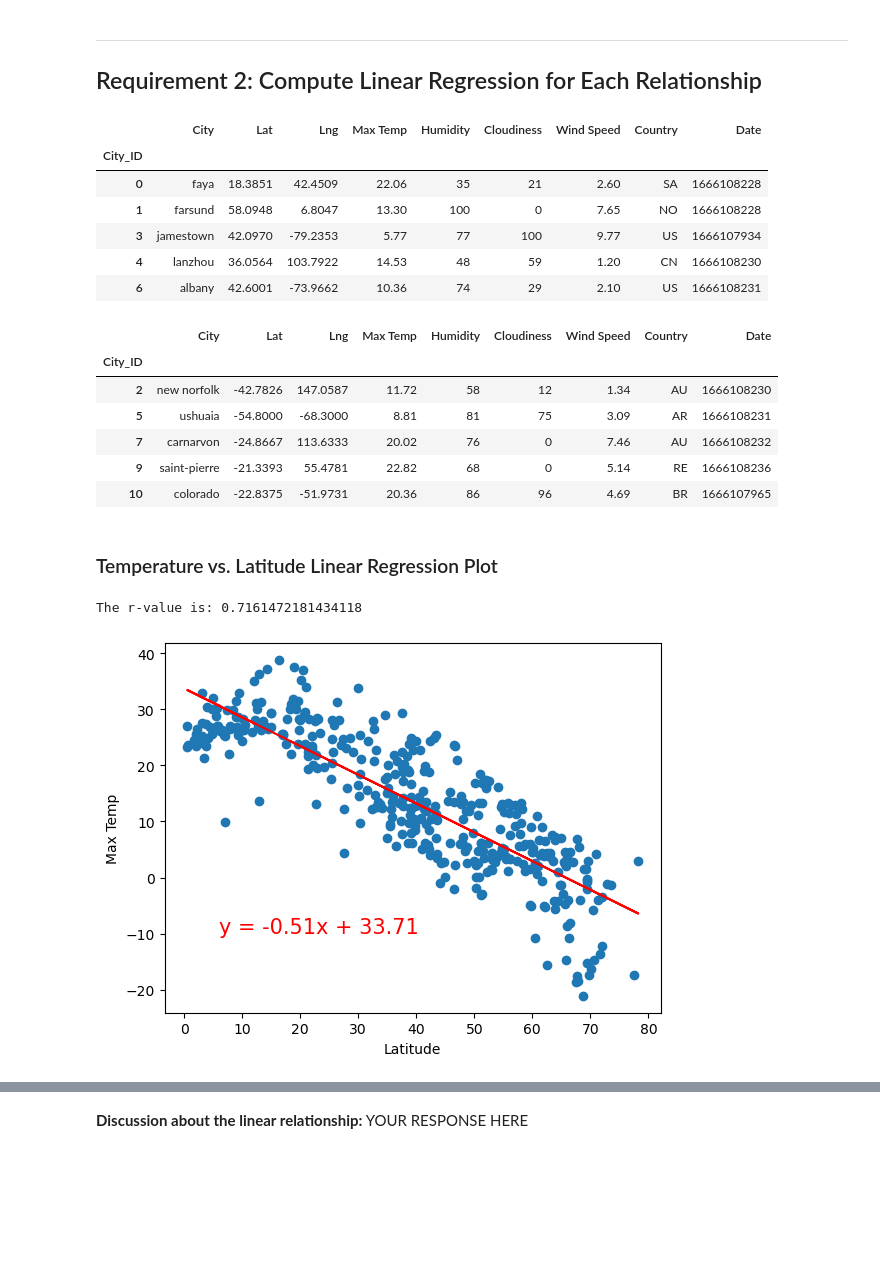
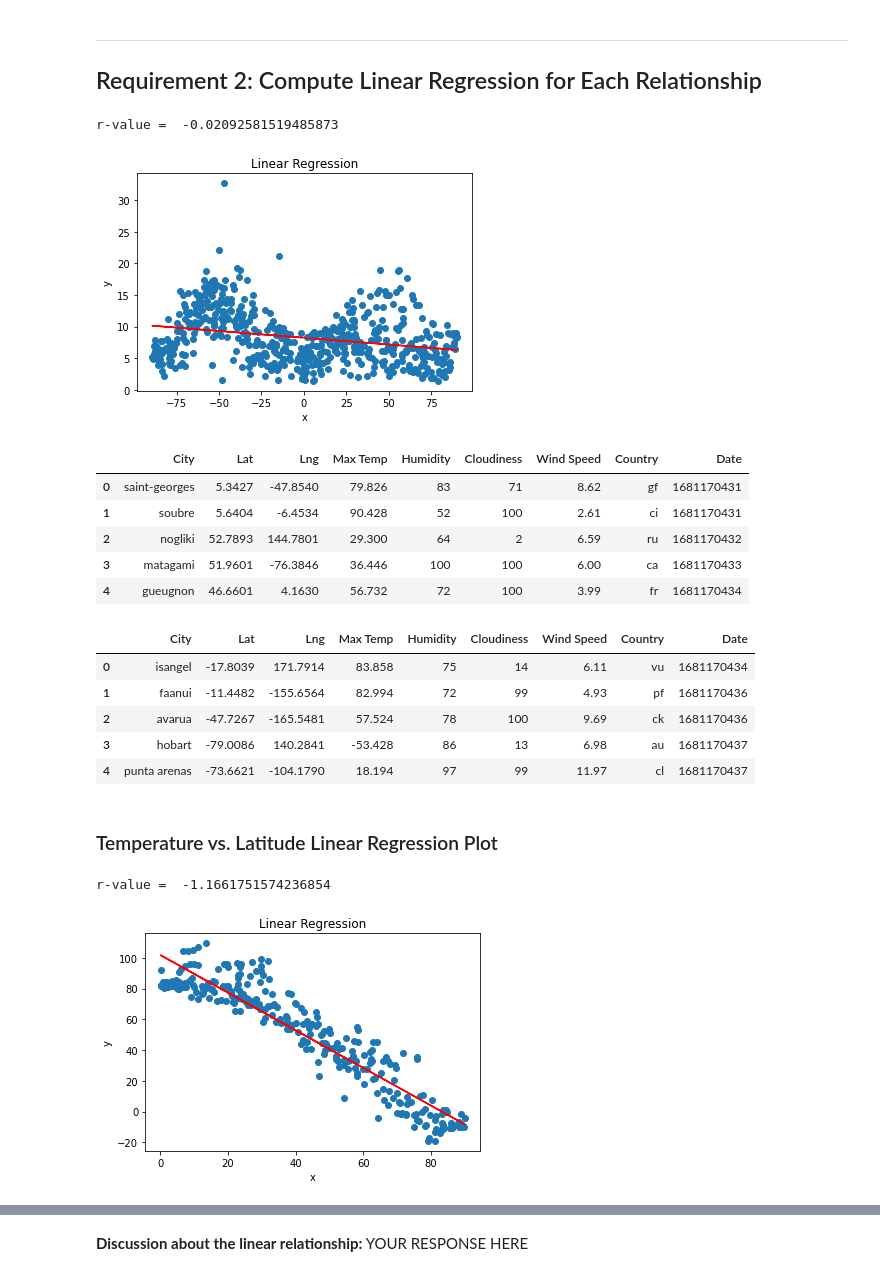
Before and after one commit to gmitt98/python-api-challenge, a Jupyter notebook: WeatherPy/WeatherPy.ipynb, the cells around one changed output, grey strips where cells are left out. Cells and saved outputs as stored; diff of their text form; code cells hidden in the pictures; blank space fills up the shorter version.

```diff
--- a/WeatherPy/WeatherPy.ipynb
+++ b/WeatherPy/WeatherPy.ipynb
@@ -76,7 +75,7 @@ record_count = 1
 set_count = 1
 
 # Loop through all the cities in our list to fetch weather data
-for i, city in enumerate(shortcities):
+for i, city in enumerate(cities):
 
     # Group cities in sets of 50 for logging purposes
     if (i % 50 == 0 and i >= 50):
@@ -84,11 +83,11 @@ for i, city in enumerate(shortcities):
         record_count = 0
 
     # Create endpoint URL with each city
-    print(lats[i], lngs[i])
+    #print(lats[i], lngs[i])
     mylats = lats[i]
     mylngs = lngs[i]
     city_url = url.format(lat = mylats, lon = mylngs, part = "hourly, daily", API_key = weather_api_key)
-    print(city_url)
+    #print(city_url)
 
     # Log the url, record, and set numbers
     print("Processing Record %s of Set %s | %s" % (record_count, set_count, city))
@@ -103,7 +102,7 @@ for i, city in enumerate(shortcities):
         data = response.json()
         #print(data)
         city_weather = data["current"]["weather"][0]["main"] # The [0] here is because it seems like weather was a string? I call the first index of the string then can access the rest as a dict
-        print(city_weather)
+        #print(city_weather)
         # Parse out latitude, longitude, max temp, humidity, cloudiness, wind speed, country, and date
         city_lat = data["lat"]
         #print(city_lat)
@@ -423,38 +290,72 @@ plt.show()
+# %%
+# Define a function to create Linear Regression plots
+# YOUR CODE HERE
+import math # this is a standard library and I need it for the square root functions
+
+def linear_regression(x, y):
+    n = len(x)
+    x_mean = sum(x) / n
+    y_mean = sum(y) / n
+    # calculate R value
+    x_stddev = math.sqrt(sum([(i - x_mean)**2 for i in x]) / (len(x) - 1))
+    y_stddev = math.sqrt(sum([(i - y_mean)**2 for i in x]) / (len(y) - 1))
+    covariance = sum([(x[i] - x_mean) * (y[i] - y_mean) for i in range(len(x))]) / (len(x) - 1)
+    r_value = covariance / (x_stddev * y_stddev)
+    print("r-value = ", r_value)
+    # calculate slope and intercept for plotting
+    slope = sum([(x[i] - x_mean) * (y[i] - y_mean) for i in range(n)]) / sum([(x[i] - x_mean) ** 2 for i in range(n)])
+    intercept = y_mean - slope * x_mean
+
+    # do the plotting
+    plt.scatter(x, y)
+    plt.plot(x, [slope * xi + intercept for xi in x], color='red')
+    plt.xlabel('x')
+    plt.ylabel('y')
+    plt.title('Linear Regression')
+    plt.show()
+
+
+linear_regression(city_data_df["Lat"], city_data_df["Wind Speed"])
+# %% [output]
+r-value =  -0.02092581519485873
+[figure, added]
 # %%
 # Create a DataFrame with the Northern Hemisphere data (Latitude >= 0)
-# YOUR CODE HERE
+northern_hemi_df = city_data_df[city_data_df["Lat"]>=0]
+northern_hemi_df = northern_hemi_df.reset_index(drop=True)
+
 
 # Display sample data
 northern_hemi_df.head()
 # %% [output]
 |  | City | Lat | Lng | Max Temp | Humidity | Cloudiness | Wind Speed | Country | Date |
-| City_ID |  |  |  |  |  |  |  |  |  |
-| 0 | faya | 18.3851 | 42.4509 | 22.06 | 35 | 21 | 2.60 | SA | 1666108228 |
-| 1 | farsund | 58.0948 | 6.8047 | 13.30 | 100 | 0 | 7.65 | NO | 1666108228 |
-| 3 | jamestown | 42.0970 | -79.2353 | 5.77 | 77 | 100 | 9.77 | US | 1666107934 |
-| 4 | lanzhou | 36.0564 | 103.7922 | 14.53 | 48 | 59 | 1.20 | CN | 1666108230 |
-| 6 | albany | 42.6001 | -73.9662 | 10.36 | 74 | 29 | 2.10 | US | 1666108231 |
+| 0 | saint-georges | 5.3427 | -47.8540 | 79.826 | 83 | 71 | 8.62 | gf | 1681170431 |
+| 1 | soubre | 5.6404 | -6.4534 | 90.428 | 52 | 100 | 2.61 | ci | 1681170431 |
+| 2 | nogliki | 52.7893 | 144.7801 | 29.300 | 64 | 2 | 6.59 | ru | 1681170432 |
+| 3 | matagami | 51.9601 | -76.3846 | 36.446 | 100 | 100 | 6.00 | ca | 1681170433 |
+| 4 | gueugnon | 46.6601 | 4.1630 | 56.732 | 72 | 100 | 3.99 | fr | 1681170434 |
 # %%
 # Create a DataFrame with the Southern Hemisphere data (Latitude < 0)
-# YOUR CODE HERE
+southern_hemi_df = city_data_df[city_data_df["Lat"]<=0]
+southern_hemi_df = southern_hemi_df.reset_index(drop=True)
+
 
 # Display sample data
 southern_hemi_df.head()
 # %% [output]
 |  | City | Lat | Lng | Max Temp | Humidity | Cloudiness | Wind Speed | Country | Date |
-| City_ID |  |  |  |  |  |  |  |  |  |
-| 2 | new norfolk | -42.7826 | 147.0587 | 11.72 | 58 | 12 | 1.34 | AU | 1666108230 |
-| 5 | ushuaia | -54.8000 | -68.3000 | 8.81 | 81 | 75 | 3.09 | AR | 1666108231 |
-| 7 | carnarvon | -24.8667 | 113.6333 | 20.02 | 76 | 0 | 7.46 | AU | 1666108232 |
-| 9 | saint-pierre | -21.3393 | 55.4781 | 22.82 | 68 | 0 | 5.14 | RE | 1666108236 |
-| 10 | colorado | -22.8375 | -51.9731 | 20.36 | 86 | 96 | 4.69 | BR | 1666107965 |
+| 0 | isangel | -17.8039 | 171.7914 | 83.858 | 75 | 14 | 6.11 | vu | 1681170434 |
+| 1 | faanui | -11.4482 | -155.6564 | 82.994 | 72 | 99 | 4.93 | pf | 1681170436 |
+| 2 | avarua | -47.7267 | -165.5481 | 57.524 | 78 | 100 | 9.69 | ck | 1681170436 |
+| 3 | hobart | -79.0086 | 140.2841 | -53.428 | 86 | 13 | 6.98 | au | 1681170437 |
+| 4 | punta arenas | -73.6621 | -104.1790 | 18.194 | 97 | 99 | 11.97 | cl | 1681170437 |
 # %% [markdown]
 ###  Temperature vs. Latitude Linear Regression Plot
 # %%
 # Linear regression on Northern Hemisphere
-# YOUR CODE HERE
+linear_regression(northern_hemi_df["Lat"], northern_hemi_df["Max Temp"])
 # %% [output]
-The r-value is: 0.7161472181434118
+r-value =  -1.1661751574236854
-[figure, old version]
+[figure, new version]
 # %%
 # Linear regression on Southern Hemisphere
```
Also changed, not shown: parts of 25 cells of this notebook, 5 other files.
